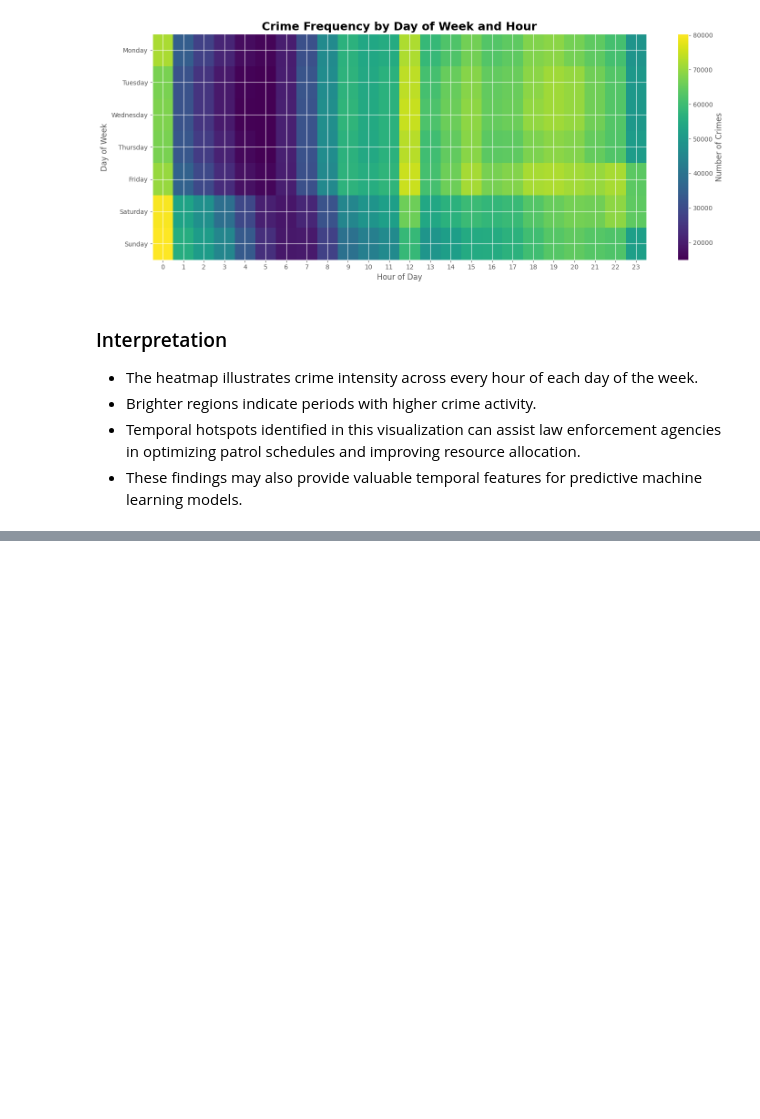
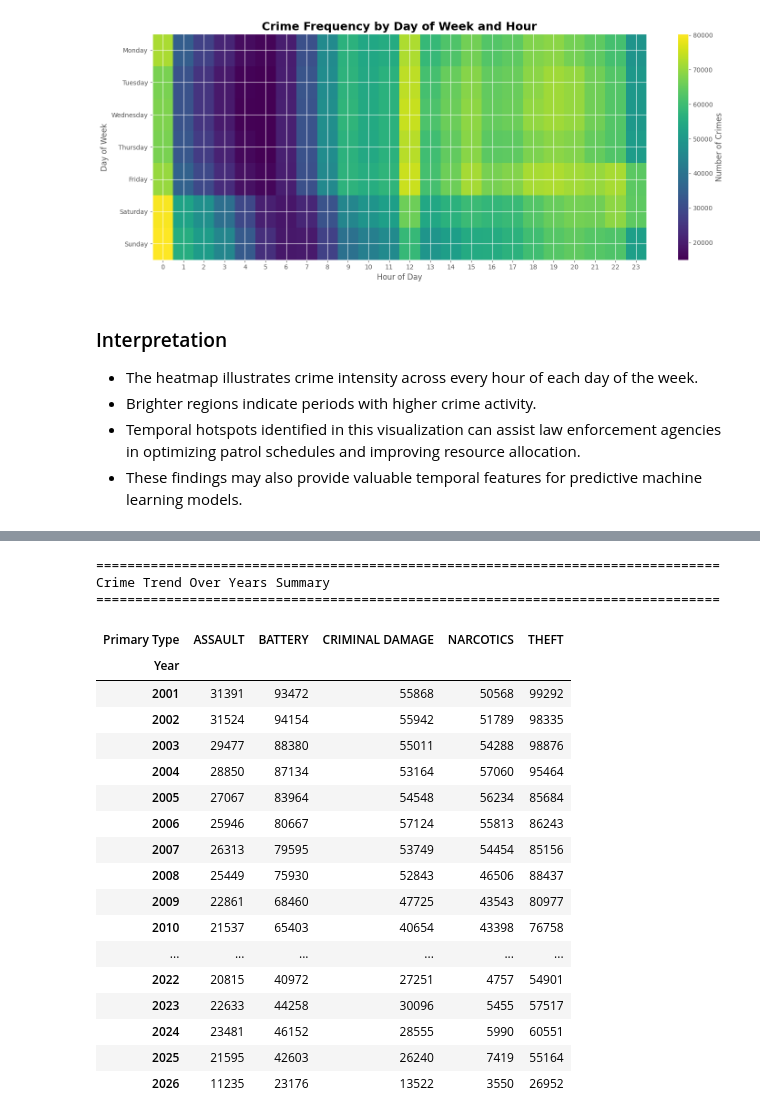
Before and after one commit to arnavon2005/Army_Provost_ML_Project, a Jupyter notebook: 04_Exploratory_Data_Analysis.ipynb, the cells around one changed output, grey strips where cells are left out. Cells and saved outputs as stored; diff of their text form; code cells hidden in the pictures; blank space fills up the shorter version.

```diff
--- a/04_Exploratory_Data_Analysis.ipynb
+++ b/04_Exploratory_Data_Analysis.ipynb
@@ -1576,0 +1594,47 @@ plt.show()
+# %%
+# ============================================
+# Crime Trend Over Years by Crime Type
+# ============================================
+
+# Select the Top 5 most common crime categories
+top_5_crime_types = (
+    chicago_df["Primary Type"]
+    .value_counts()
+    .head(5)
+    .index
+)
+
+crime_year_summary = (
+    chicago_df[chicago_df["Primary Type"].isin(top_5_crime_types)]
+    .groupby(["Year", "Primary Type"])
+    .size()
+    .unstack(fill_value=0)
+)
+
+print("=" * 80)
+print("Crime Trend Over Years Summary")
+print("=" * 80)
+
+display(crime_year_summary)
+# %% [output]
+================================================================================
+Crime Trend Over Years Summary
+================================================================================
+| Primary Type | ASSAULT | BATTERY | CRIMINAL DAMAGE | NARCOTICS | THEFT |
+| Year |  |  |  |  |  |
+| 2001 | 31391 | 93472 | 55868 | 50568 | 99292 |
+| 2002 | 31524 | 94154 | 55942 | 51789 | 98335 |
+| 2003 | 29477 | 88380 | 55011 | 54288 | 98876 |
+| 2004 | 28850 | 87134 | 53164 | 57060 | 95464 |
+| 2005 | 27067 | 83964 | 54548 | 56234 | 85684 |
+| 2006 | 25946 | 80667 | 57124 | 55813 | 86243 |
+| 2007 | 26313 | 79595 | 53749 | 54454 | 85156 |
+| 2008 | 25449 | 75930 | 52843 | 46506 | 88437 |
+| 2009 | 22861 | 68460 | 47725 | 43543 | 80977 |
+| 2010 | 21537 | 65403 | 40654 | 43398 | 76758 |
+| ... | ... | ... | ... | ... | ... |
+| 2022 | 20815 | 40972 | 27251 | 4757 | 54901 |
+| 2023 | 22633 | 44258 | 30096 | 5455 | 57517 |
+| 2024 | 23481 | 46152 | 28555 | 5990 | 60551 |
+| 2025 | 21595 | 42603 | 26240 | 7419 | 55164 |
+| 2026 | 11235 | 23176 | 13522 | 3550 | 26952 |
```
Also changed, not shown: parts of 3 cells of this notebook.
